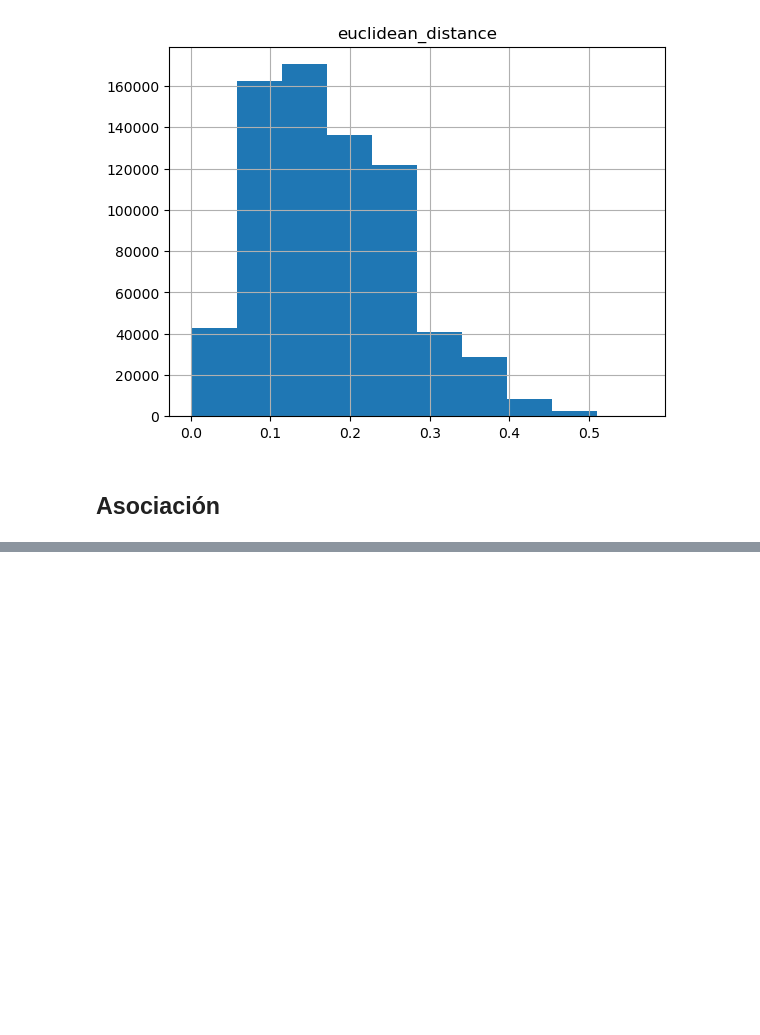
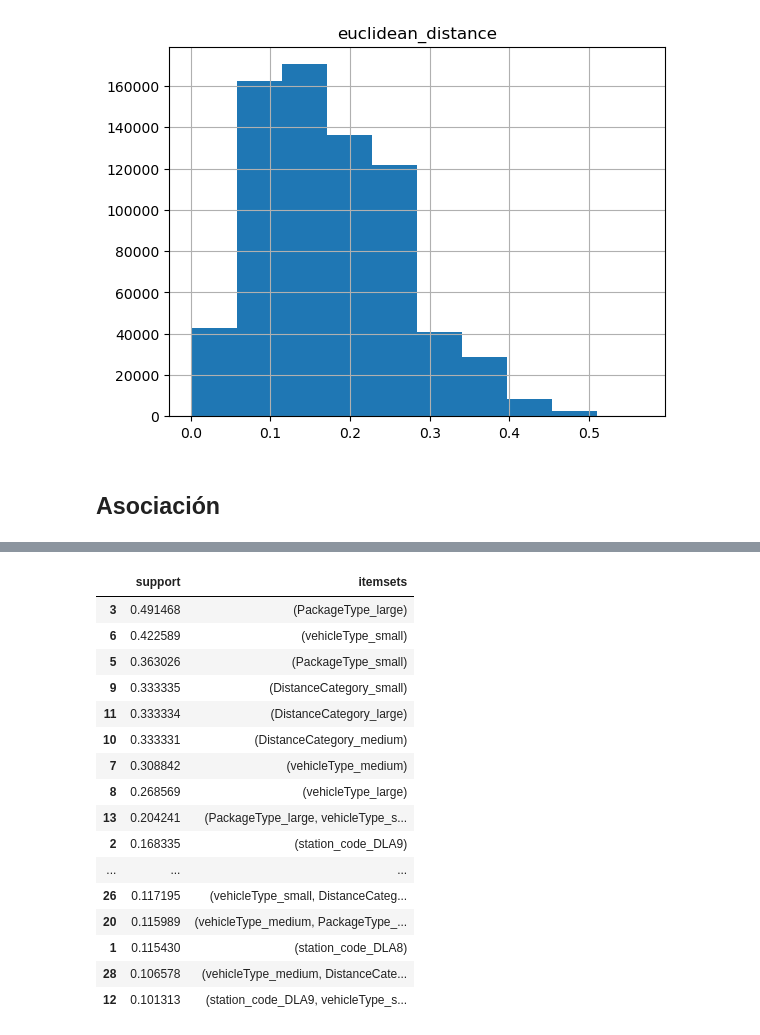
Before and after one commit to pmoros/data-mining-2023-II, a Jupyter notebook: grouping/association_grouping2.ipynb, the cells around one changed output, grey strips where cells are left out. Cells and saved outputs as stored; diff of their text form; code cells hidden in the pictures; blank space fills up the shorter version.

```diff
--- a/grouping/association_grouping2.ipynb
+++ b/grouping/association_grouping2.ipynb
@@ -256,0 +298,29 @@ Index(['RouteID', 'station_code', 'date_YYYY_MM_DD', 'departure_time_utc',
+# %%
+import pandas as pd
+from mlxtend.frequent_patterns import apriori, association_rules
+
+# Convert the DataFrame to a one-hot encoded format
+association_dataset_encoded = pd.get_dummies(association_dataset)
+
+# Apply Apriori algorithm to find frequent itemsets with a lower support threshold
+frequent_itemsets = apriori(association_dataset_encoded, min_support=0.1, use_colnames=True)
+
+frequent_itemsets.sort_values(by='support', ascending=False)
+# %% [output]
+|  | support | itemsets |
+| 3 | 0.491468 | (PackageType_large) |
+| 6 | 0.422589 | (vehicleType_small) |
+| 5 | 0.363026 | (PackageType_small) |
+| 9 | 0.333335 | (DistanceCategory_small) |
+| 11 | 0.333334 | (DistanceCategory_large) |
+| 10 | 0.333331 | (DistanceCategory_medium) |
+| 7 | 0.308842 | (vehicleType_medium) |
+| 8 | 0.268569 | (vehicleType_large) |
+| 13 | 0.204241 | (PackageType_large, vehicleType_s... |
+| 2 | 0.168335 | (station_code_DLA9) |
+| ... | ... | ... |
+| 26 | 0.117195 | (vehicleType_small, DistanceCateg... |
+| 20 | 0.115989 | (vehicleType_medium, PackageType_... |
+| 1 | 0.115430 | (station_code_DLA8) |
+| 28 | 0.106578 | (vehicleType_medium, DistanceCate... |
+| 12 | 0.101313 | (station_code_DLA9, vehicleType_s... |
```
Also changed, not shown: parts of 13 cells of this notebook.
